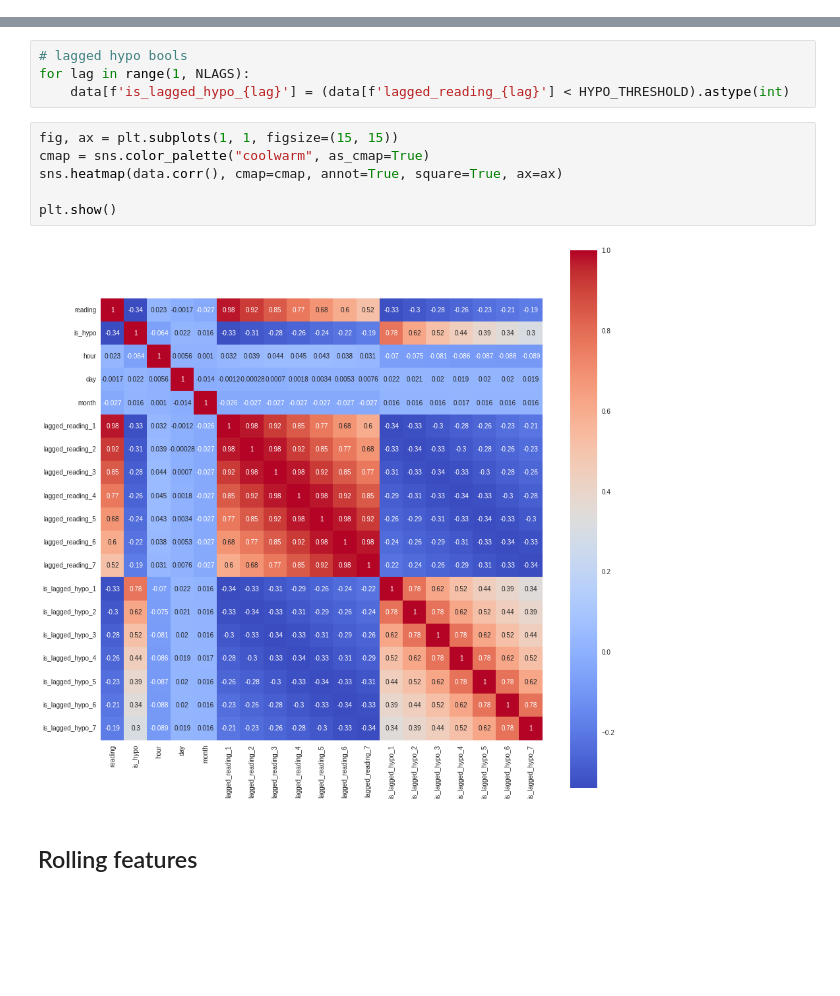
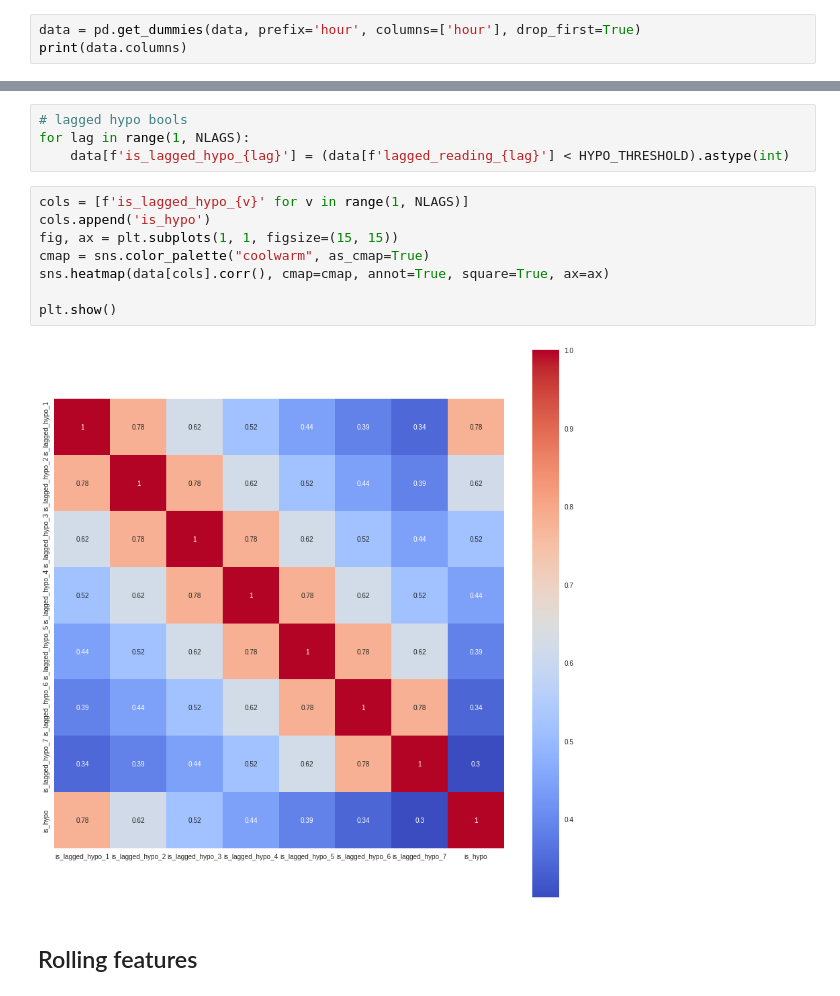
Before and after one commit to sdysch/diabetes-ml, a Jupyter notebook: hypo_prediction.ipynb, the cells around one changed output, grey strips where cells are left out. Cells and saved outputs as stored; diff of their text form; blank space fills up the shorter version.

Commit message:
OneHotEncode hours. Tidy up correlation plots

```diff
--- a/hypo_prediction.ipynb
+++ b/hypo_prediction.ipynb
@@ -149,0 +152,3 @@ plt.show()
+# %%
+data = pd.get_dummies(data, prefix='hour', columns=['hour'], drop_first=True)
+print(data.columns)
@@ -233,13 +246,15 @@ data = data.dropna()
 for lag in range(1, NLAGS):
     data[f'is_lagged_hypo_{lag}'] = (data[f'lagged_reading_{lag}'] < HYPO_THRESHOLD).astype(int)
 # %%
+cols = [f'is_lagged_hypo_{v}' for v in range(1, NLAGS)]
+cols.append('is_hypo')
 fig, ax = plt.subplots(1, 1, figsize=(15, 15))
 cmap = sns.color_palette("coolwarm", as_cmap=True)
-sns.heatmap(data.corr(), cmap=cmap, annot=True, square=True, ax=ax)
+sns.heatmap(data[cols].corr(), cmap=cmap, annot=True, square=True, ax=ax)
 
 plt.show()
 # %% [output]
-[figure, old version]
+[figure, new version]
 # %% [markdown]
 ## Rolling features
 # %%
```
Also changed, not shown: parts of 4 cells of this notebook.
